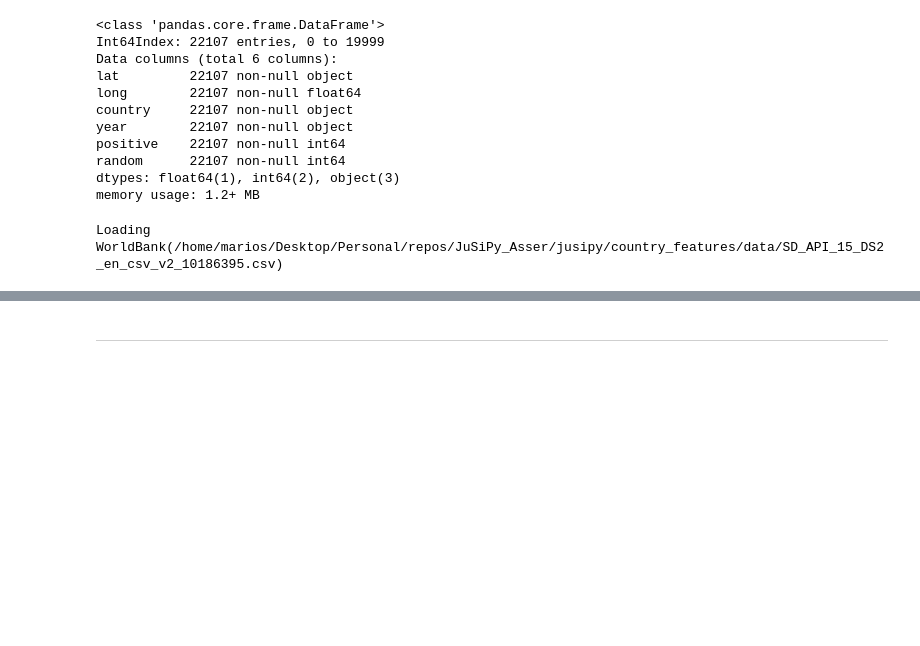
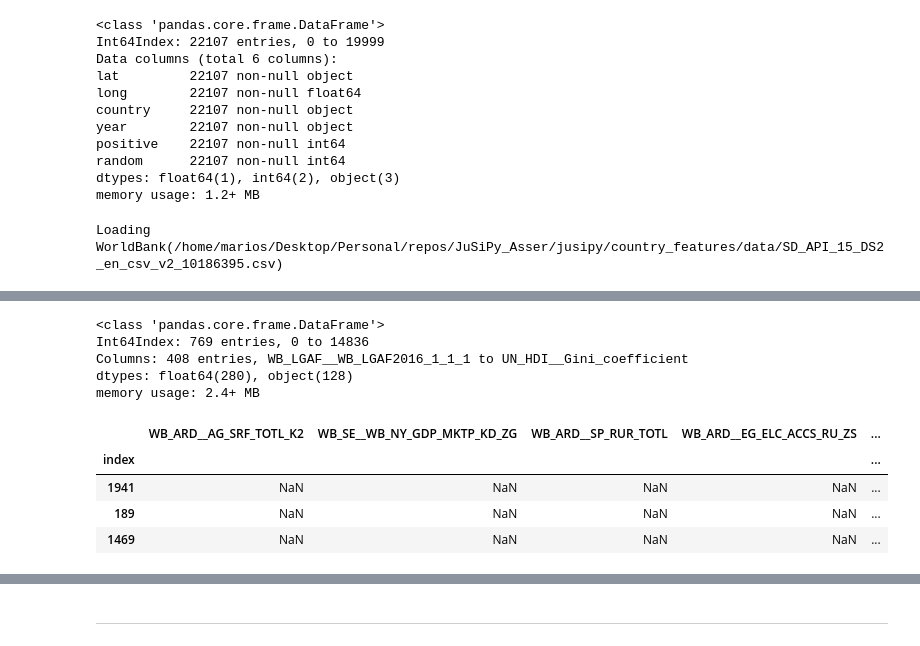
Before and after one commit to thiesgehrmann/JuSiPy_Asser, a Jupyter notebook: quick_imputation.ipynb, the cells around one changed output, grey strips where cells are left out. Drawn from its saved outputs; the diff is of its cells as text; code cells hidden in the pictures; blank space fills up the shorter version.

```diff
--- a/quick_imputation.ipynb
+++ b/quick_imputation.ipynb
@@ -57,0 +35,27 @@ reg_prop[['Economy','Land dispute resolution index (0–8)']]
+# %%
+fields = ['WB_ARD__AG_SRF_TOTL_K2', 'WB_SE__WB_NY_GDP_MKTP_KD_ZG', 'WB_ARD__SP_RUR_TOTL', 'WB_ARD__EG_ELC_ACCS_RU_ZS', 'WB_ARD__AG_LND_TOTL_RU_K2',
+          'WB_ARD__AG_LND_FRST_K2', 'WB_ARD__AG_LND_ARBL_ZS', 'WB_ARD__AG_LND_AGRI_K2', 'WB_ARD__AG_CON_FERT_ZS','WB_ARD__AG_LND_PRCP_MM','WB_ARD__EN_ATM_METH_AG_KT_CE',
+         'WB_ARD__EN_ATM_NOXE_AG_KT_CE','WB_ARD__NV_AGR_TOTL_ZS','WB_ARD__TM_VAL_AGRI_ZS_UN','WB_ARD__TX_VAL_AGRI_ZS_UN','WB_ARD__AG_LND_TOTL_K2',
+         'WB_ARD__SL_AGR_EMPL_ZS','WB_SPL__SL_TLF_0714_ZS', 'TI_CPI__TI_CPI_CPISN']
+# %%
+X = all_country_features
+# %%
+Y = X.drop_duplicates()
+# %%
+Y.info()
+# %% [output]
+<class 'pandas.core.frame.DataFrame'>
+Int64Index: 769 entries, 0 to 14836
+Columns: 408 entries, WB_LGAF__WB_LGAF2016_1_1_1 to UN_HDI__Gini_coefficient
+dtypes: float64(280), object(128)
+memory usage: 2.4+ MB
+# %%
+Z = Y[fields]
+# %%
+Z[Z.isna().all(axis=1)]
+# %% [output]
+|  | WB_ARD__AG_SRF_TOTL_K2 | WB_SE__WB_NY_GDP_MKTP_KD_ZG | WB_ARD__SP_RUR_TOTL | WB_ARD__EG_ELC_ACCS_RU_ZS | ... |
+| index |  |  |  |  | ... |
+| 1941 | NaN | NaN | NaN | NaN | ... |
+| 189 | NaN | NaN | NaN | NaN | ... |
+| 1469 | NaN | NaN | NaN | NaN | ... |
```
Also changed, not shown: parts of 11 cells of this notebook, 1 other file.
